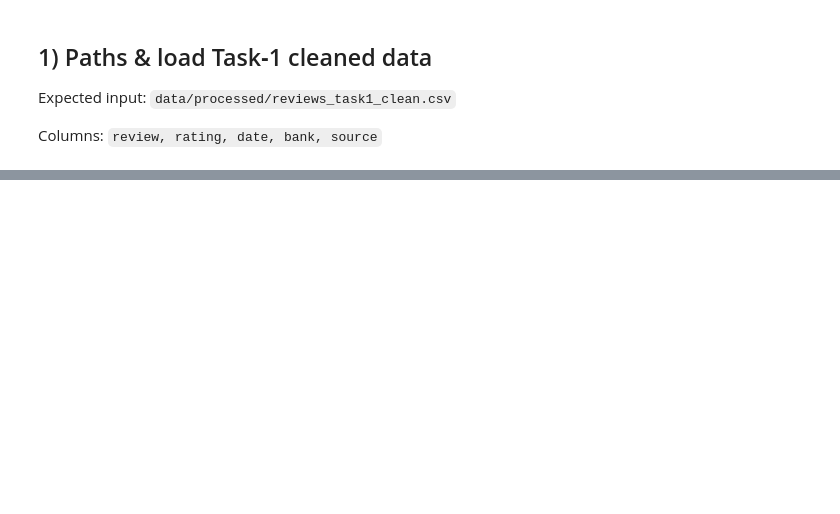
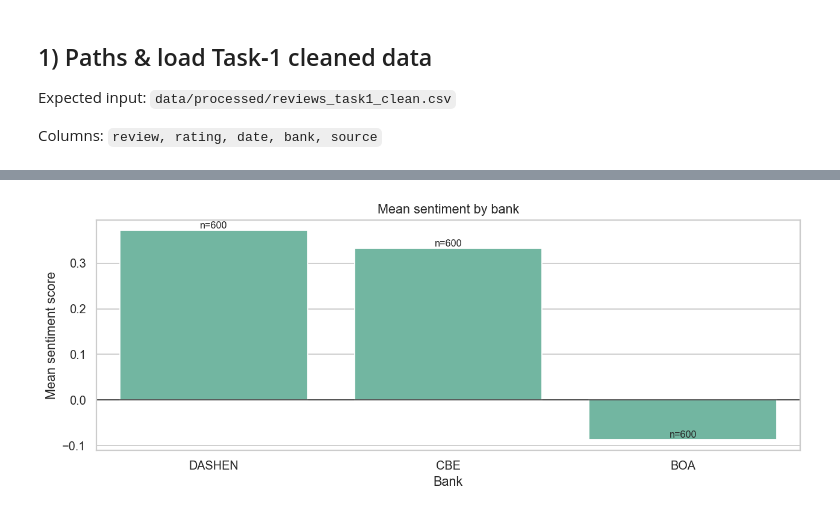
Before and after one commit to Moggycool/Customer-Experience-Analytics-for-Fintech-Apps-Updated, a Jupyter notebook: notebooks/02_task2_sentiment_and_themes.ipynb, the cells around one changed output, grey strips where cells are left out. Saved outputs shown, nothing was run; the diff lists cells and outputs as text; code cells hidden in the pictures; blank space fills up the shorter version.

```diff
--- a/notebooks/02_task2_sentiment_and_themes.ipynb
+++ b/notebooks/02_task2_sentiment_and_themes.ipynb
@@ -253,34 +263,26 @@ Fallback path: compute groupby aggregates in-notebook.
 def sent_agg_by_bank_fallback(df_in: pd.DataFrame) -> pd.DataFrame:
     return (
         df_in.groupby('bank', as_index=False)
-        .agg(
-            n_reviews=('review', 'size'),
-            mean_sentiment_score=('sentiment_score', 'mean'),
-            pos_rate=('sentiment_label', lambda s: (
-                s == 'POSITIVE').mean()),
-            neg_rate=('sentiment_label', lambda s: (
-                s == 'NEGATIVE').mean()),
-            neutral_rate=('sentiment_label', lambda s: (
-                s == 'NEUTRAL').mean()),
-        )
+            .agg(
+                n_reviews=('review_id','count'),
+                mean_sentiment=('sentiment_score','mean'),
+                share_pos=('sentiment_label', lambda s: (s=='POSITIVE').mean()),
+                share_neg=('sentiment_label', lambda s: (s=='NEGATIVE').mean()),
+                share_neu=('sentiment_label', lambda s: (s=='NEUTRAL').mean()),
+            )
     )
-
 
 def sent_agg_by_bank_rating_fallback(df_in: pd.DataFrame) -> pd.DataFrame:
     return (
-        df_in.groupby(['bank', 'rating'], as_index=False)
-        .agg(
-            n_reviews=('review', 'size'),
-            mean_sentiment_score=('sentiment_score', 'mean'),
-            pos_rate=('sentiment_label', lambda s: (
-                s == 'POSITIVE').mean()),
-            neg_rate=('sentiment_label', lambda s: (
-                s == 'NEGATIVE').mean()),
-            neutral_rate=('sentiment_label', lambda s: (
-                s == 'NEUTRAL').mean()),
-        )
+        df_in.groupby(['bank','rating'], as_index=False)
+            .agg(
+                n_reviews=('review_id','count'),
+                mean_sentiment=('sentiment_score','mean'),
+                share_pos=('sentiment_label', lambda s: (s=='POSITIVE').mean()),
+                share_neg=('sentiment_label', lambda s: (s=='NEGATIVE').mean()),
+                share_neu=('sentiment_label', lambda s: (s=='NEUTRAL').mean()),
+            )
     )
-
 
 if USE_PROJECT_MODULES:
     sent_by_bank = sent_agg_by_bank_project(df)
@@ -289,5 +291,6 @@ else:
     sent_by_bank = sent_agg_by_bank_fallback(df)
     sent_by_bank_rating = sent_agg_by_bank_rating_fallback(df)
 
+
 display(sent_by_bank.sort_values('mean_sentiment_score', ascending=False))
 display(sent_by_bank_rating.sort_values(['bank', 'rating']))
@@ -475,0 +546,6 @@ for p in [out_reviews, out_bank, out_bank_rating, out_keywords, out_examples]:
+# %%
+# 9.3 Mean sentiment by bank
+fig, ax = plot_mean_sentiment_by_bank(sent_by_bank)
+plt.show()
+# %% [output]
+[figure, added]
```
Also changed, not shown: parts of 35 cells of this notebook, 10 other files.
